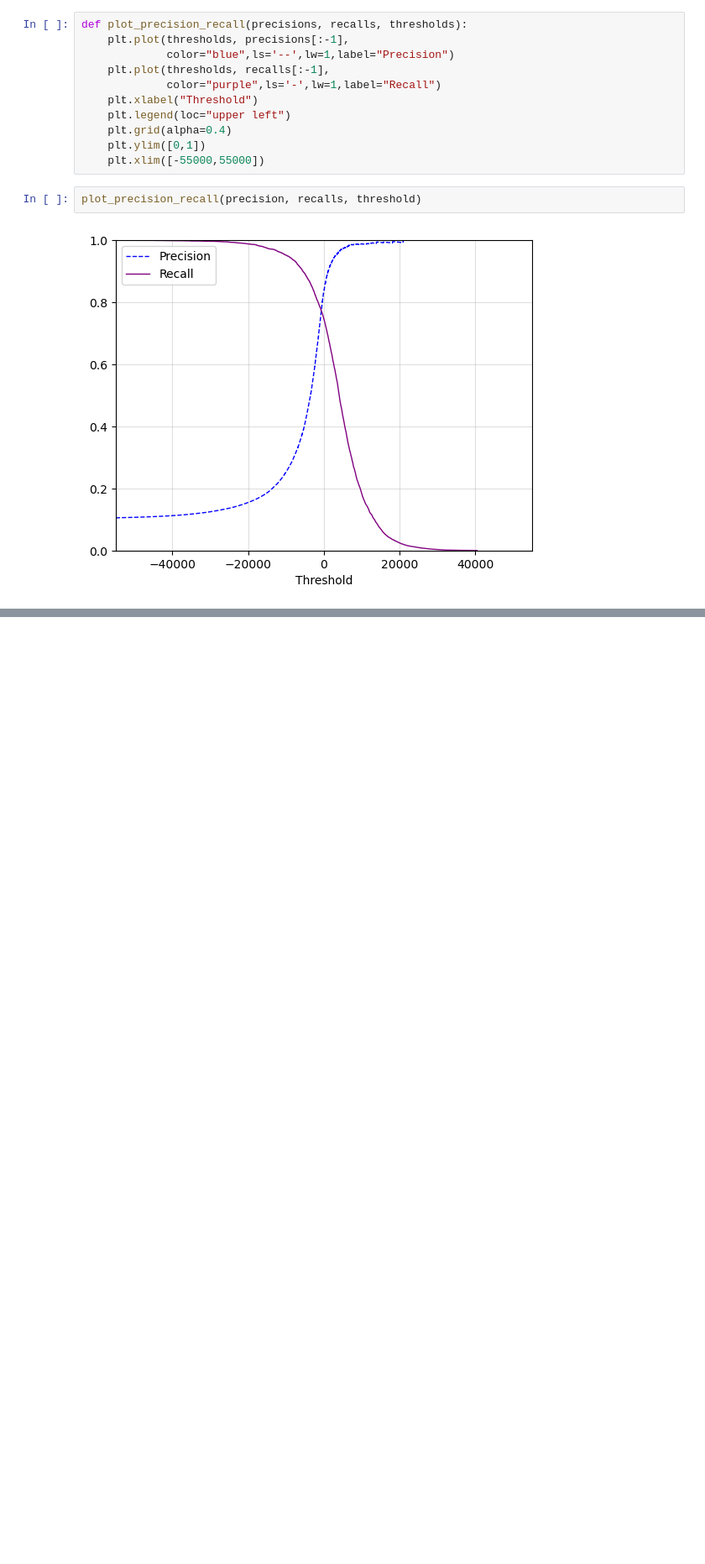
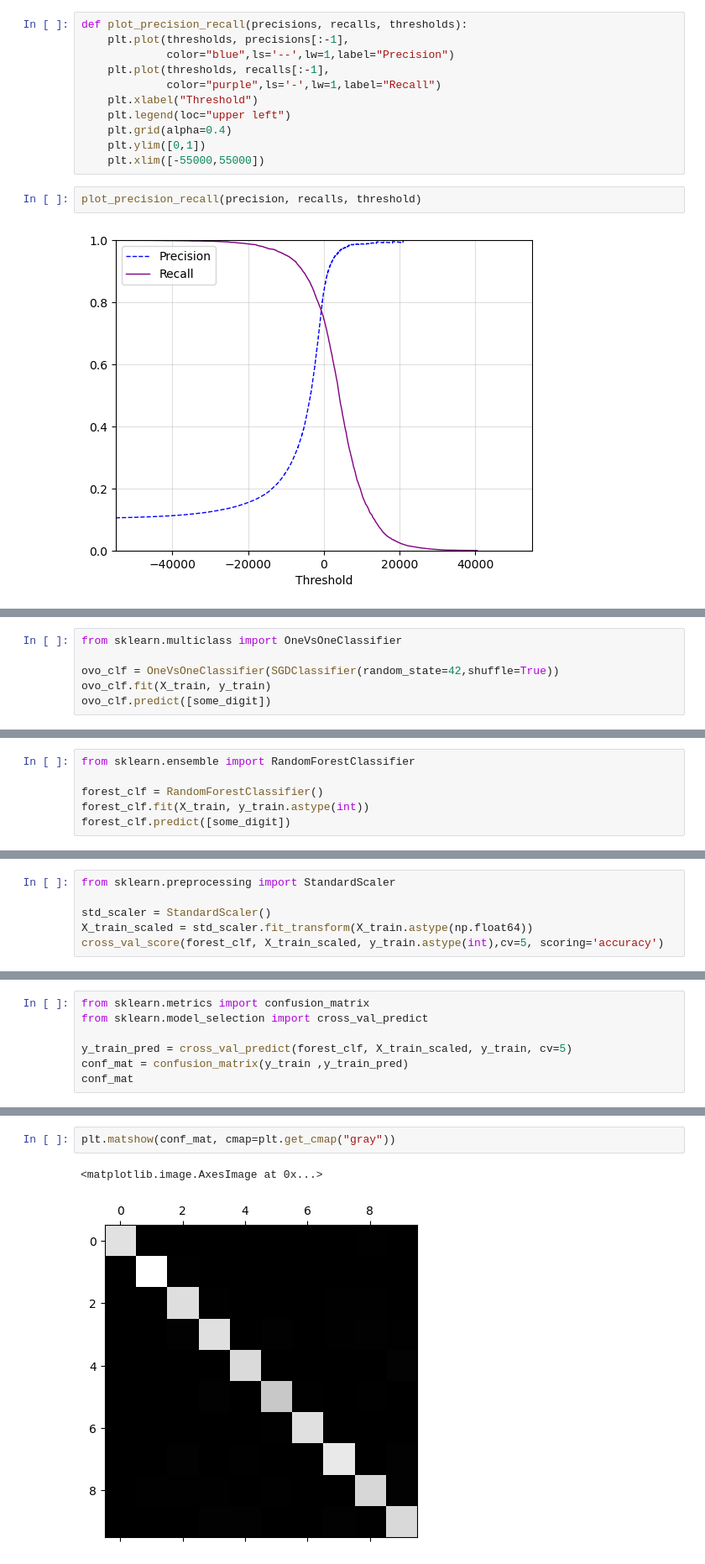
Before and after one commit to ChauserMondieu/machine_learning, a Jupyter notebook: chapters/classification.ipynb, the cells around one changed output, grey strips where cells are left out. Shown at 84% size. Cells and saved outputs as stored; diff of their text form; blank space fills up the shorter version.

```diff
--- a/chapters/classification.ipynb
+++ b/chapters/classification.ipynb
@@ -241,0 +265,6 @@ plot_precision_recall(precision, recalls, threshold)
+# %%
+from sklearn.multiclass import OneVsOneClassifier
+
+ovo_clf = OneVsOneClassifier(SGDClassifier(random_state=42,shuffle=True))
+ovo_clf.fit(X_train, y_train)
+ovo_clf.predict([some_digit])
@@ -241,0 +281,6 @@ plot_precision_recall(precision, recalls, threshold)
+# %%
+from sklearn.ensemble import RandomForestClassifier
+
+forest_clf = RandomForestClassifier()
+forest_clf.fit(X_train, y_train.astype(int))
+forest_clf.predict([some_digit])
@@ -241,0 +317,6 @@ plot_precision_recall(precision, recalls, threshold)
+# %%
+from sklearn.preprocessing import StandardScaler
+
+std_scaler = StandardScaler()
+X_train_scaled = std_scaler.fit_transform(X_train.astype(np.float64))
+cross_val_score(forest_clf, X_train_scaled, y_train.astype(int),cv=5, scoring='accuracy')
@@ -241,0 +325,7 @@ plot_precision_recall(precision, recalls, threshold)
+# %%
+from sklearn.metrics import confusion_matrix
+from sklearn.model_selection import cross_val_predict
+
+y_train_pred = cross_val_predict(forest_clf, X_train_scaled, y_train, cv=5)
+conf_mat = confusion_matrix(y_train ,y_train_pred)
+conf_mat
@@ -241,0 +343,5 @@ plot_precision_recall(precision, recalls, threshold)
+# %%
+plt.matshow(conf_mat, cmap=plt.get_cmap("gray"))
+# %% [output]
+<matplotlib.image.AxesImage at 0x...>
+[figure, added]
```
Also changed, not shown: parts of 28 cells of this notebook, 5 other files.
